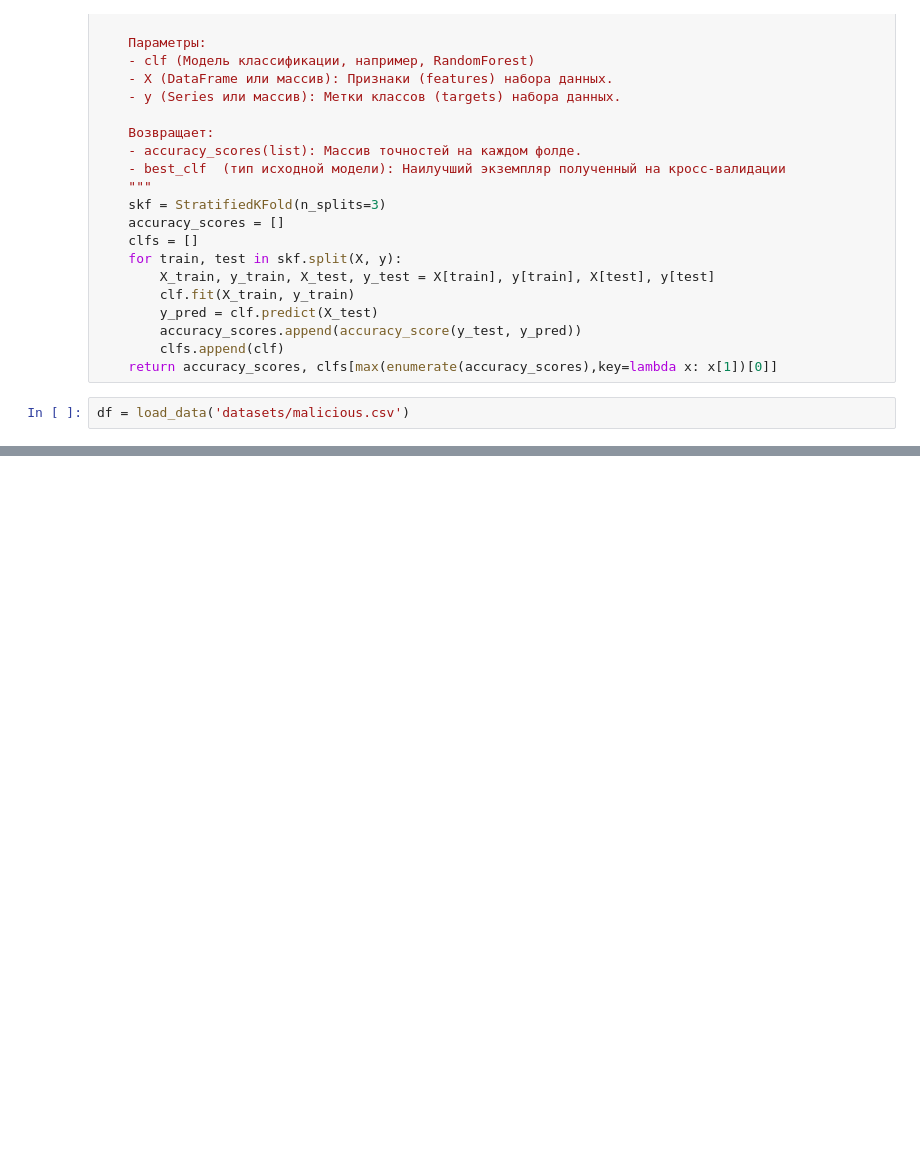
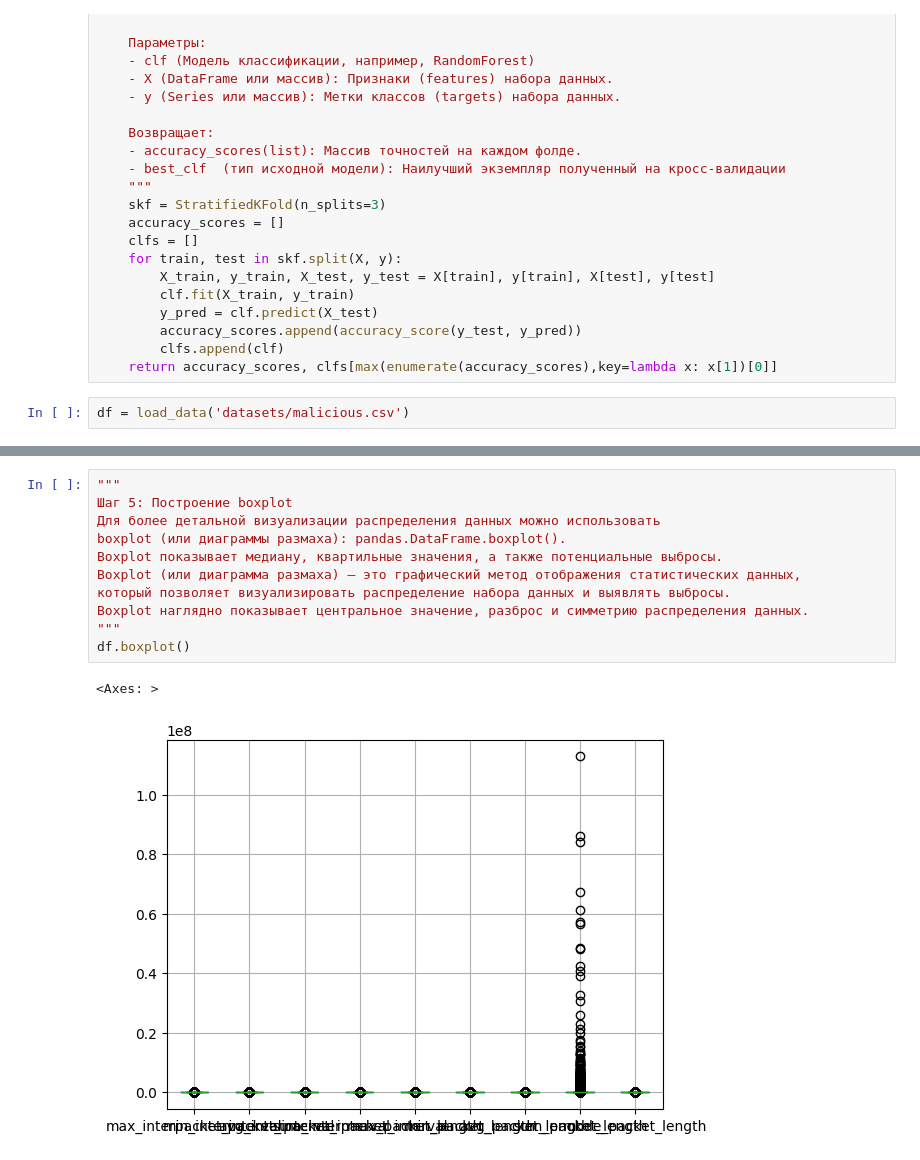
Before and after one commit to selvestro/mephi, a Jupyter notebook: TASK_1/_task1_me/task1.ipynb, the cells around one changed output, grey strips where cells are left out. Drawn from its saved outputs; the diff is of its cells as text; blank space fills up the shorter version.

```diff
--- a/TASK_1/_task1_me/task1.ipynb
+++ b/TASK_1/_task1_me/task1.ipynb
@@ -160,0 +262,14 @@ df = load_data('datasets/malicious.csv')
+# %%
+"""
+Шаг 5: Построение boxplot
+Для более детальной визуализации распределения данных можно использовать
+boxplot (или диаграммы размаха): pandas.DataFrame.boxplot().
+Boxplot показывает медиану, квартильные значения, а также потенциальные выбросы.
+Boxplot (или диаграмма размаха) — это графический метод отображения статистических данных,
+который позволяет визуализировать распределение набора данных и выявлять выбросы.
+Boxplot наглядно показывает центральное значение, разброс и симметрию распределения данных.
+"""
+df.boxplot()
+# %% [output]
+<Axes: >
+[figure, added]
```
Also changed, not shown: parts of 18 cells of this notebook.
